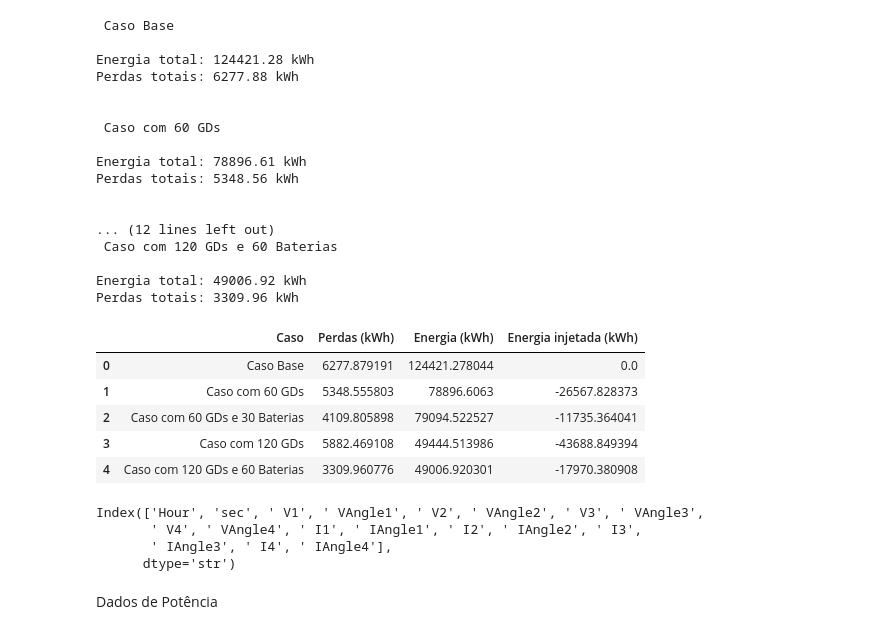
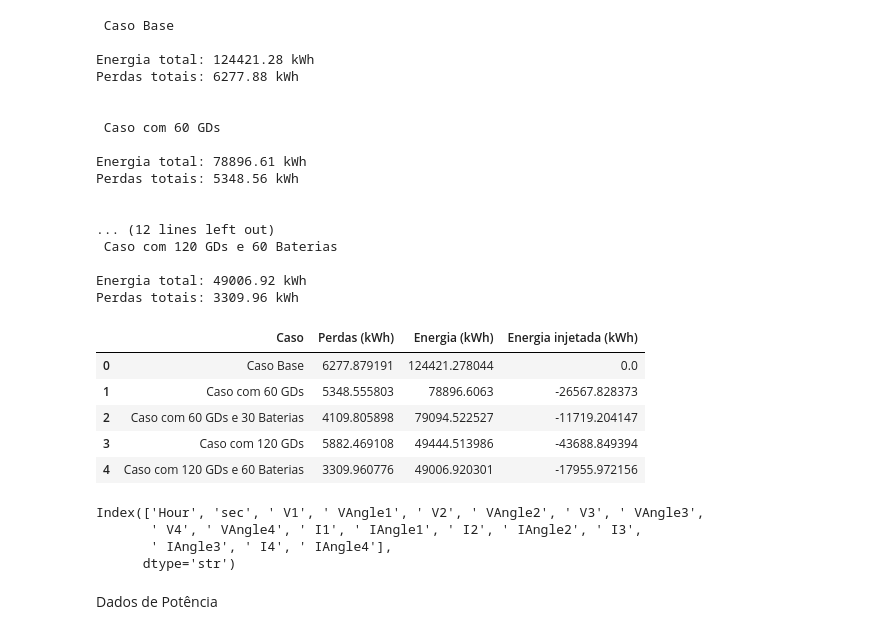
Before and after one commit to Ivanictor/CLAGTEE-CBA, a Jupyter notebook: main.ipynb, the cells around one changed output. Drawn from its saved outputs; the diff is of its cells as text; code cells hidden in the pictures.

```diff
--- a/main.ipynb
+++ b/main.ipynb
@@ -96,7 +96,7 @@ for case in cases:
             else:
                 df["Total Power"] = df[" P1 (kW)"] + df[" P2 (kW)"]
 
-            injection += df.query("`Total Power` < 0 and Hour > 23")["Total Power"].sum()
+            injection += df.query("`Total Power` < 0 and Hour > 24")["Total Power"].sum()
 
     ######## Criação do DataFrame "Energymeter" #####
     nova_linha = pd.DataFrame([{
@@ -105,36 +105,36 @@ for case in cases:
         "Perdas (kWh)": meter_values[12],
         "Energia injetada (kWh)": injection
     }])
 
     df_energymeter = pd.concat([df_energymeter, nova_linha], ignore_index=True)
 
 #display(dfs_monitor["120_gd_60_bess_df"])
 display(df_energymeter)
 print(dfs_voltage["voltage_trf_5286812a_120_gd_60_bess_df"].columns)
 # %% [output]
  Caso Base
 
 Energia total: 124421.28 kWh
 Perdas totais: 6277.88 kWh
 
 
  Caso com 60 GDs
 
 Energia total: 78896.61 kWh
 Perdas totais: 5348.56 kWh
 
 
 ... (12 lines left out)
  Caso com 120 GDs e 60 Baterias
 
 Energia total: 49006.92 kWh
 Perdas totais: 3309.96 kWh
 |  | Caso | Perdas (kWh) | Energia (kWh) | Energia injetada (kWh) |
 | 0 | Caso Base | 6277.879191 | 124421.278044 | 0.0 |
 | 1 | Caso com 60 GDs | 5348.555803 | 78896.6063 | -26567.828373 |
-| 2 | Caso com 60 GDs e 30 Baterias | 4109.805898 | 79094.522527 | -11735.364041 |
+| 2 | Caso com 60 GDs e 30 Baterias | 4109.805898 | 79094.522527 | -11719.204147 |
 | 3 | Caso com 120 GDs | 5882.469108 | 49444.513986 | -43688.849394 |
-| 4 | Caso com 120 GDs e 60 Baterias | 3309.960776 | 49006.920301 | -17970.380908 |
+| 4 | Caso com 120 GDs e 60 Baterias | 3309.960776 | 49006.920301 | -17955.972156 |
 Index(['Hour', 'sec', ' V1', ' VAngle1', ' V2', ' VAngle2', ' V3', ' VAngle3',
        ' V4', ' VAngle4', ' I1', ' IAngle1', ' I2', ' IAngle2', ' I3',
        ' IAngle3', ' I4', ' IAngle4'],
```
Also changed, not shown: parts of 2 cells of this notebook, 11 other files.
